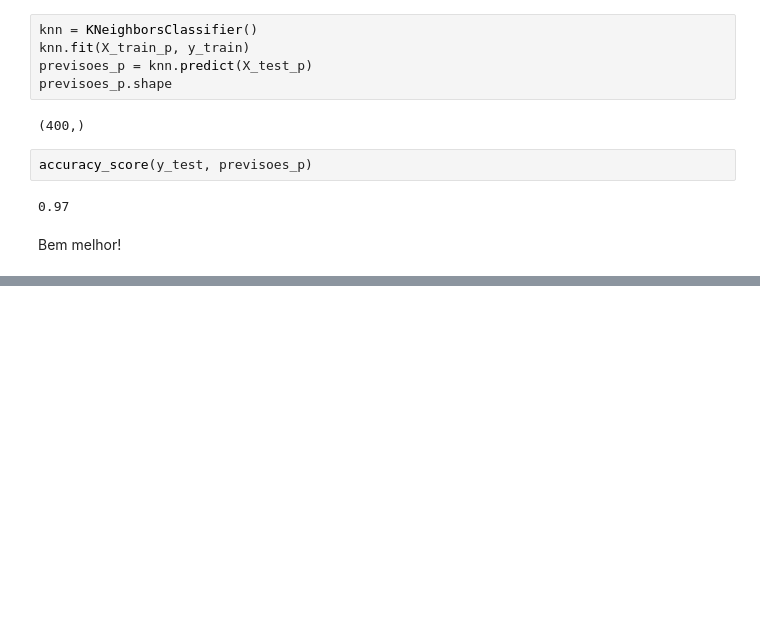
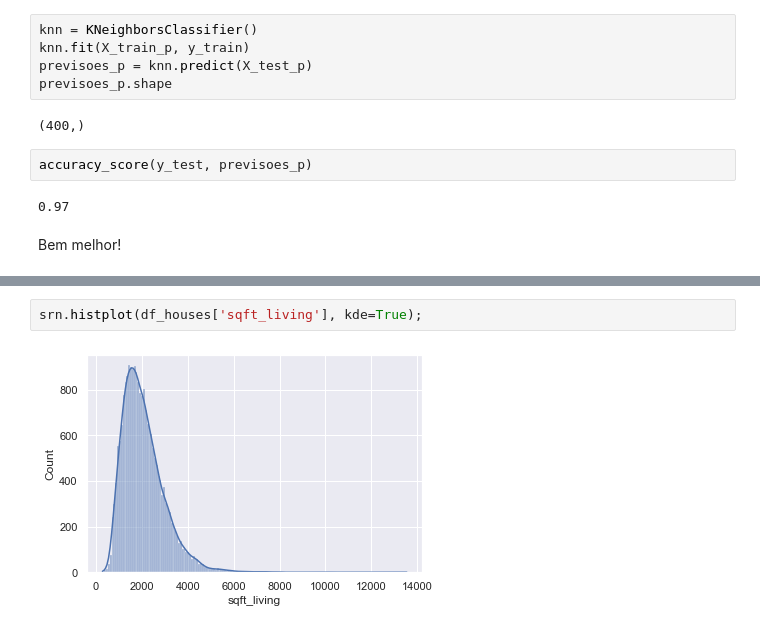
Before and after one commit to njuliacsouza/_IAExpert, a Jupyter notebook: 4. Estatística para Ciência de Dados e Machine Learning/5.02 - Modelos ML e distribuições.ipynb, the cells around one changed output, grey strips where cells are left out. Saved outputs shown, nothing was run; the diff lists cells and outputs as text; blank space fills up the shorter version.

```diff
--- a/4. Estatística para Ciência de Dados e Machine Learning/5.02 - Modelos ML e distribuições.ipynb
+++ b/4. Estatística para Ciência de Dados e Machine Learning/5.02 - Modelos ML e distribuições.ipynb
@@ -214,0 +235,4 @@ Bem melhor!
+# %%
+srn.histplot(df_houses['sqft_living'], kde=True);
+# %% [output]
+[figure, added]
```
Also changed, not shown: parts of 6 cells of this notebook.
